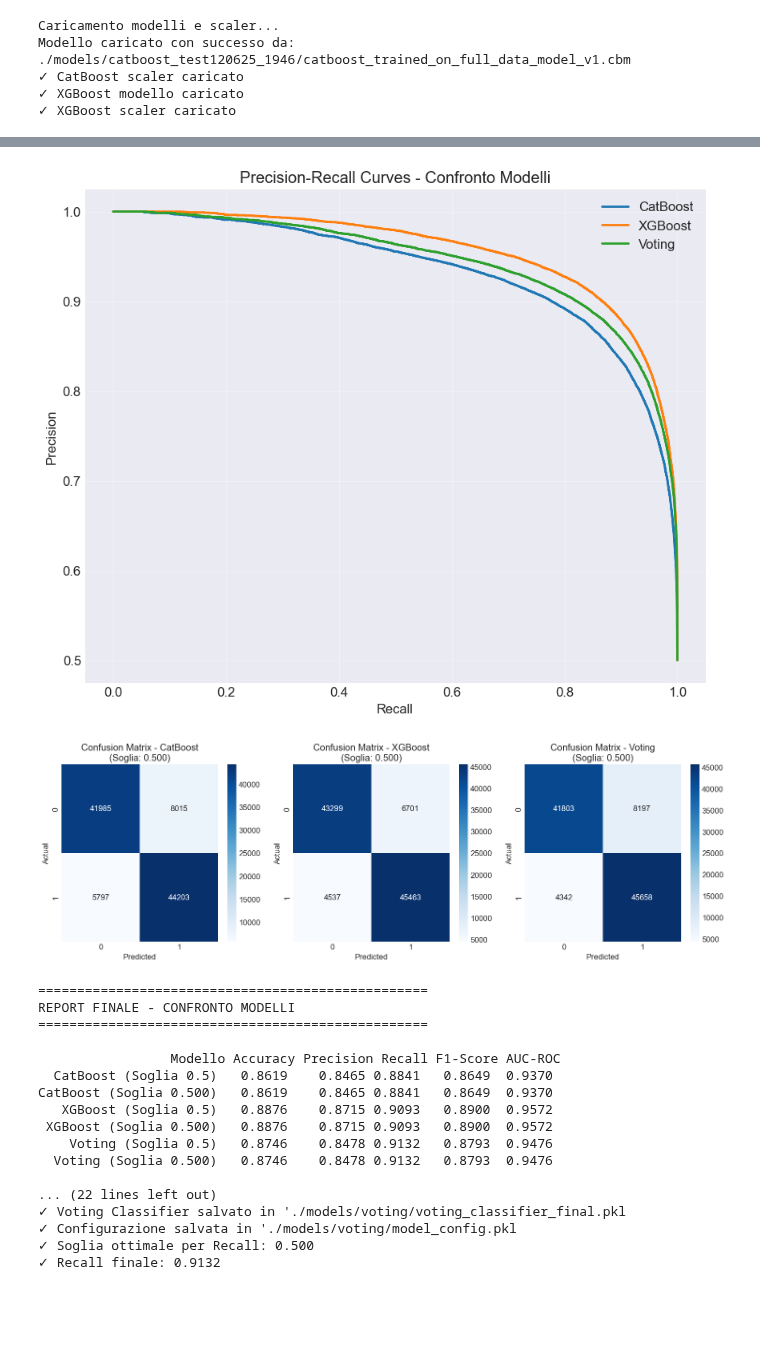
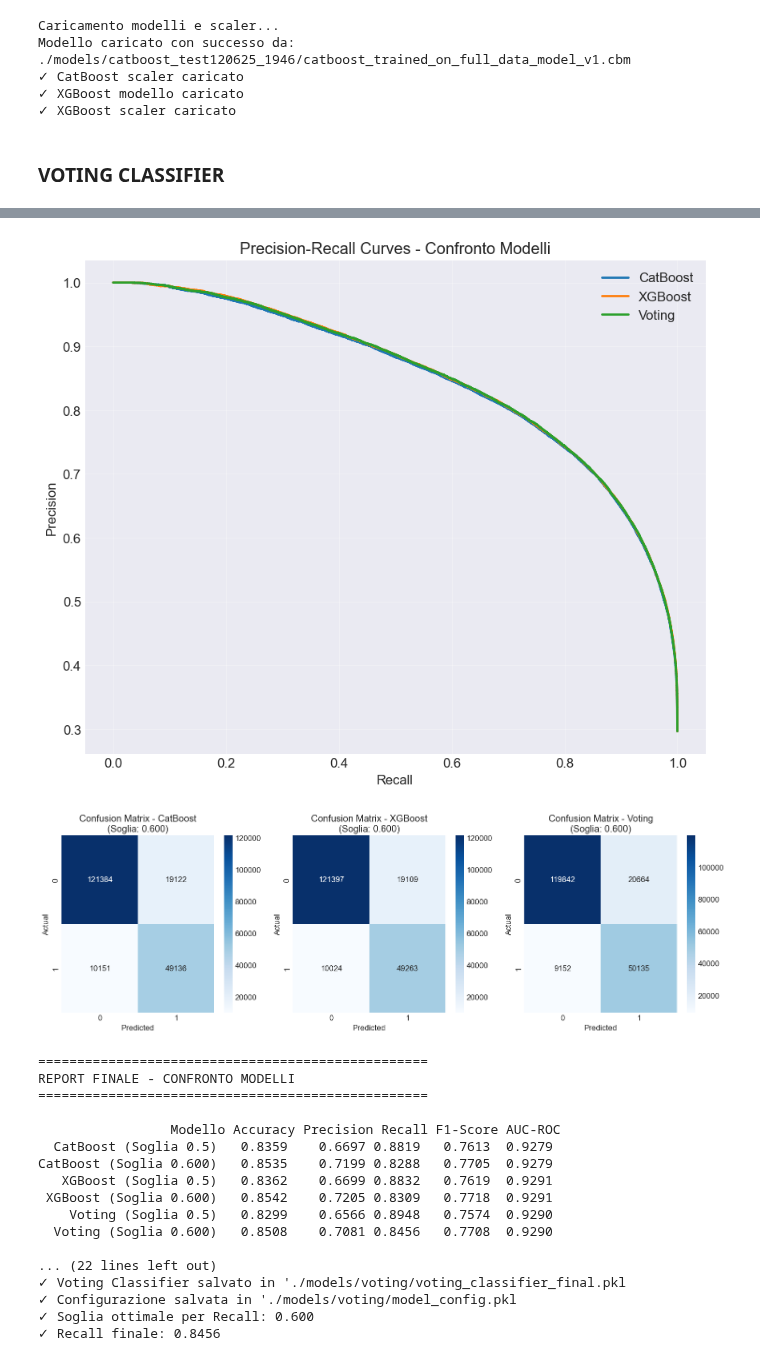
Before and after one commit to ScrPzz/rongowai, a Jupyter notebook: voting_clf.ipynb, the cells around one changed output, grey strips where cells are left out. Drawn from its saved outputs; the diff is of its cells as text; code cells hidden in the pictures; blank space fills up the shorter version.

```diff
--- a/voting_clf.ipynb
+++ b/voting_clf.ipynb
@@ -183,4 +752,6 @@ class DataLoader:
         )
 
         return sampled_indices
+# %%
+ROOT_DIR = 'E:/data/RONGOWAI_L1_SDR_V1.0/'
 # %%
@@ -216,0 +793,17 @@ Name: count, dtype: int64
+# %%
+num_samples = 1000000
+indices = np.random.choice(fit_data.shape[0], size=num_samples, replace=False)
+fit_data = fit_data[indices]
+labels = labels[indices]
+
+# Istanzia il preprocessor e l'estrattore di features
+preprocessor = NetCDFPreprocessor(root_dir=ROOT_DIR, preprocessing_method='filtered')
+features_extractor = DDMFeatureExtractor()
+# %%
+#Estrazione delle features DDM
+from joblib import Parallel, delayed
+
+def extract_ddm_features_row(row):
+    return features_extractor.extract_ddm_features(np.array([row]))
+
+combined_features = Parallel(n_jobs=12, backend="loky")(delayed(extract_ddm_features_row)(row) for row in tqdm(fit_data, desc="Estrazione features"))
@@ -284,6 +890,8 @@ Modello caricato con successo da: ./models/catboost_test120625_1946/catboost_tra
 ✓ CatBoost scaler caricato
 ✓ XGBoost modello caricato
 ✓ XGBoost scaler caricato
+# %% [markdown]
+### VOTING CLASSIFIER
 # %%
 
 # 2. CUSTOM VOTING CLASSIFIER
@@ -352,11 +960,11 @@ class MaxProbVotingClassifier(BaseEstimator, ClassifierMixin):
 # 3. PREPARAZIONE DATI
 print("\nPreparazione dati...")
 X_train, X_test, y_train, y_test = train_test_split(
-    features_df_to_finalize,
-    labels_df_to_finalize,
+    fit_data_with_features_clean,
+    labels_clean,
     test_size=0.2,
     random_state=42,
-    stratify=labels_df_to_finalize
+    stratify=labels_clean
 )
 
 print(f"Train set: {X_train.shape}")
@@ -380,17 +988,18 @@ voting_clf = MaxProbVotingClassifier(estimators=estimators, scalers=scalers)
 voting_clf.fit(X_train, y_train)
 
 # 5. FUNZIONE PER TROVARE SOGLIA OTTIMALE
-def find_optimal_threshold(model, X, y, metric='f1', conservative=False):
+def find_optimal_threshold(model, X, y, metric='precision', conservative=False):
     """
     Trova la soglia ottimale per massimizzare una metrica.
     Se conservative=True, in caso di pareggio prende la soglia più bassa (più conservativa).
     """
     probas = model.predict_proba(X)[:, 1]
     thresholds = np.linspace(0.5, 0.6, 5)
-
+    print(f"y_pred: {probas}")
     scores = []
     for threshold in thresholds:
         y_pred = (probas >= threshold).astype(int)
+        print(f"y_pred: {y_pred}")
 
         if metric == 'recall':
             score = recall_score(y, y_pred)
@@ -467,9 +1076,9 @@ if xg_boost_model_final is not None:
 metrics, y_pred, probas = evaluate_model(voting_clf, X_test, y_test, "Voting Classifier")
 results_standard['Voting'] = {'metrics': metrics, 'y_pred': y_pred, 'probas': probas}
 
-# 7. OTTIMIZZAZIONE SOGLIA PER RECALL
+# 7. OTTIMIZZAZIONE SOGLIA PER f1
 print("\n" + "="*50)
-print("OTTIMIZZAZIONE SOGLIA PER MASSIMIZZARE RECALL")
+print("OTTIMIZZAZIONE SOGLIA PER MASSIMIZZARE f1")
 print("="*50)
 
 results_optimized = {}
@@ -492,12 +1101,12 @@ for model_name, model in [('CatBoost', catboost_model_final),
         X_test_model = X_test
 
     optimal_threshold, optimal_recall, thresholds, scores = find_optimal_threshold(
-        model, X_val, y_train, metric='recall', conservative=True
+        model, X_val, y_train, metric='f1', conservative=True
     )
 
     print(f"\n{model_name}:")
     print(f"Soglia ottimale: {optimal_threshold:.3f}")
-    print(f"Recall sul train: {optimal_recall:.4f}")
+    print(f"f1 sul train: {optimal_recall:.4f}")
 
     # Valuta con soglia ottimale
     metrics, y_pred, probas = evaluate_model(
@@ -743,19 +1352,19 @@ AUC-ROC:   0.9476
-[figure, old version]
+[figure, new version]
-[figure, old version]
+[figure, new version]
 ==================================================
 REPORT FINALE - CONFRONTO MODELLI
 ==================================================
 
                  Modello Accuracy Precision Recall F1-Score AUC-ROC
-  CatBoost (Soglia 0.5)   0.8619    0.8465 0.8841   0.8649  0.9370
-CatBoost (Soglia 0.500)   0.8619    0.8465 0.8841   0.8649  0.9370
-   XGBoost (Soglia 0.5)   0.8876    0.8715 0.9093   0.8900  0.9572
- XGBoost (Soglia 0.500)   0.8876    0.8715 0.9093   0.8900  0.9572
-    Voting (Soglia 0.5)   0.8746    0.8478 0.9132   0.8793  0.9476
-  Voting (Soglia 0.500)   0.8746    0.8478 0.9132   0.8793  0.9476
+  CatBoost (Soglia 0.5)   0.8359    0.6697 0.8819   0.7613  0.9279
+CatBoost (Soglia 0.600)   0.8535    0.7199 0.8288   0.7705  0.9279
+   XGBoost (Soglia 0.5)   0.8362    0.6699 0.8832   0.7619  0.9291
+ XGBoost (Soglia 0.600)   0.8542    0.7205 0.8309   0.7718  0.9291
+    Voting (Soglia 0.5)   0.8299    0.6566 0.8948   0.7574  0.9290
+  Voting (Soglia 0.600)   0.8508    0.7081 0.8456   0.7708  0.9290
 
 ... (22 lines left out)
 ✓ Voting Classifier salvato in './models/voting/voting_classifier_final.pkl
 ✓ Configurazione salvata in './models/voting/model_config.pkl
-✓ Soglia ottimale per Recall: 0.500
-✓ Recall finale: 0.9132
+✓ Soglia ottimale per Recall: 0.600
+✓ Recall finale: 0.8456
```
Also changed, not shown: parts of 11 cells of this notebook, 2 other files.
